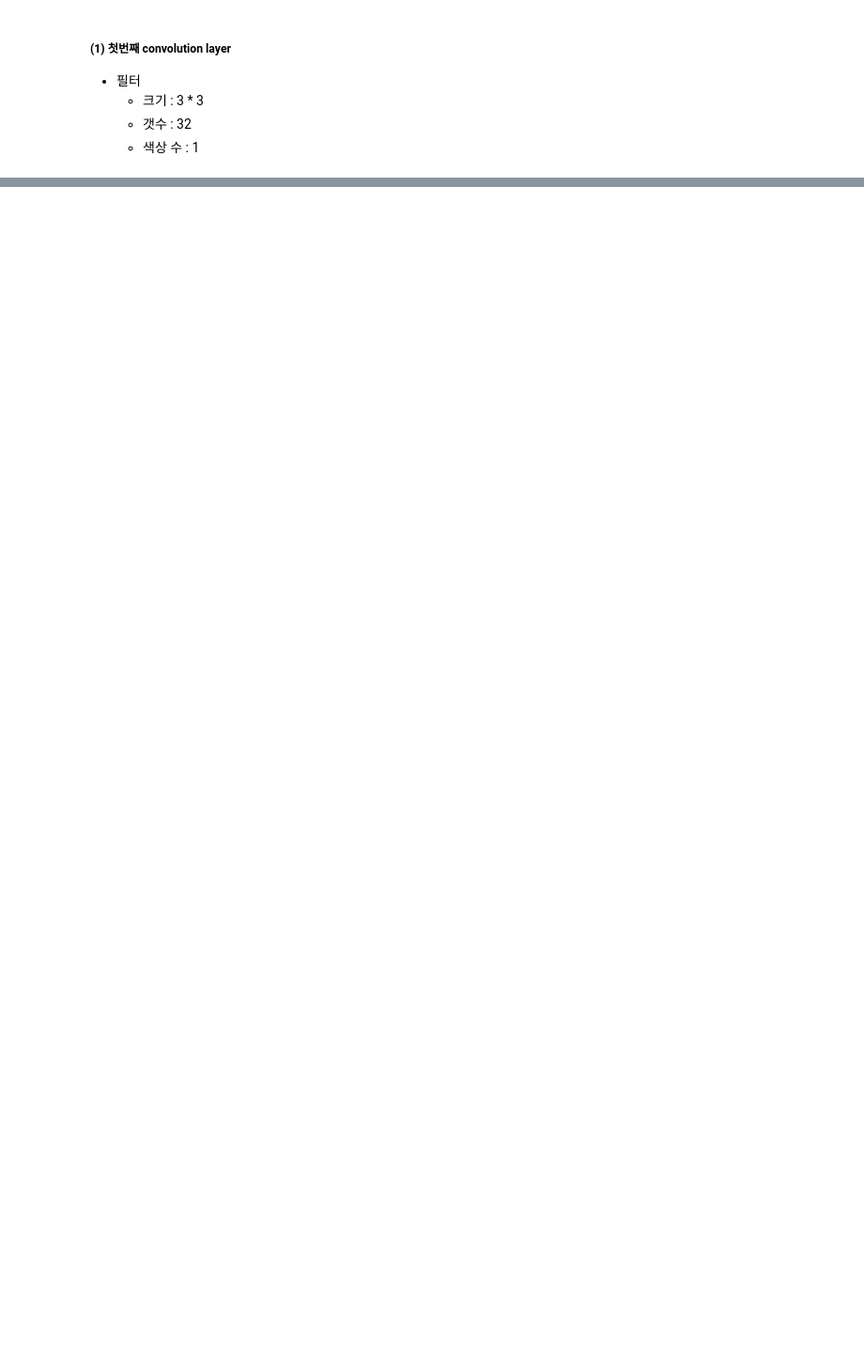
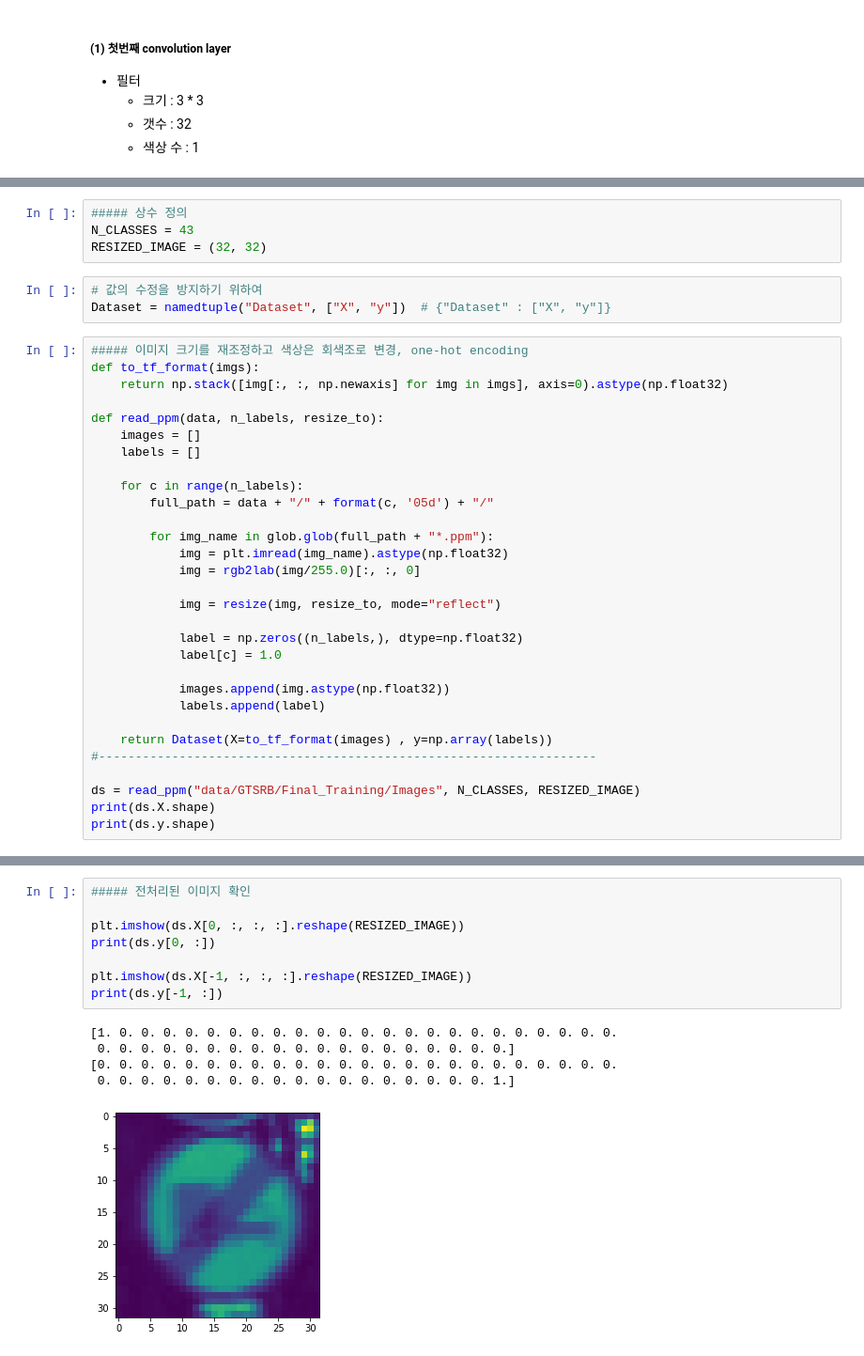
Before and after one commit to not147/PythonBasic, a Jupyter notebook: pythonwork/ai/9_CNN 모델.ipynb, the cells around one changed output, grey strips where cells are left out. Shown: that part at 94% size. Drawn from its saved outputs; the diff is of its cells as text; blank space fills up the shorter version.

```diff
--- a/pythonwork/ai/9_CNN 모델.ipynb
+++ b/pythonwork/ai/9_CNN 모델.ipynb
@@ -205,0 +404,37 @@ Tensor("Relu:0", shape=(?, 28, 28, 32), dtype=float32)
+# %%
+##### 상수 정의
+N_CLASSES = 43
+RESIZED_IMAGE = (32, 32)
+# %%
+# 값의 수정을 방지하기 위하여
+Dataset = namedtuple("Dataset", ["X", "y"])  # {"Dataset" : ["X", "y"]}
+# %%
+##### 이미지 크기를 재조정하고 색상은 회색조로 변경, one-hot encoding
+def to_tf_format(imgs):
+    return np.stack([img[:, :, np.newaxis] for img in imgs], axis=0).astype(np.float32)
+
+def read_ppm(data, n_labels, resize_to):
+    images = []
+    labels = []
+
+    for c in range(n_labels):
+        full_path = data + "/" + format(c, '05d') + "/"
+
+        for img_name in glob.glob(full_path + "*.ppm"):
+            img = plt.imread(img_name).astype(np.float32)
+            img = rgb2lab(img/255.0)[:, :, 0]
+
+            img = resize(img, resize_to, mode="reflect")
+
+            label = np.zeros((n_labels,), dtype=np.float32)
+            label[c] = 1.0
+
+            images.append(img.astype(np.float32))
+            labels.append(label)
+
+    return Dataset(X=to_tf_format(images) , y=np.array(labels))
+#--------------------------------------------------------------------
+
+ds = read_ppm("data/GTSRB/Final_Training/Images", N_CLASSES, RESIZED_IMAGE)
+print(ds.X.shape)
+print(ds.y.shape)
@@ -205,0 +449,14 @@ Tensor("Relu:0", shape=(?, 28, 28, 32), dtype=float32)
+# %%
+##### 전처리된 이미지 확인
+
+plt.imshow(ds.X[0, :, :, :].reshape(RESIZED_IMAGE))
+print(ds.y[0, :])
+
+plt.imshow(ds.X[-1, :, :, :].reshape(RESIZED_IMAGE))
+print(ds.y[-1, :])
+# %% [output]
+[1. 0. 0. 0. 0. 0. 0. 0. 0. 0. 0. 0. 0. 0. 0. 0. 0. 0. 0. 0. 0. 0. 0. 0.
+ 0. 0. 0. 0. 0. 0. 0. 0. 0. 0. 0. 0. 0. 0. 0. 0. 0. 0. 0.]
+[0. 0. 0. 0. 0. 0. 0. 0. 0. 0. 0. 0. 0. 0. 0. 0. 0. 0. 0. 0. 0. 0. 0. 0.
+ 0. 0. 0. 0. 0. 0. 0. 0. 0. 0. 0. 0. 0. 0. 0. 0. 0. 0. 1.]
+[figure, added]
```
Also changed, not shown: parts of 21 cells of this notebook.
